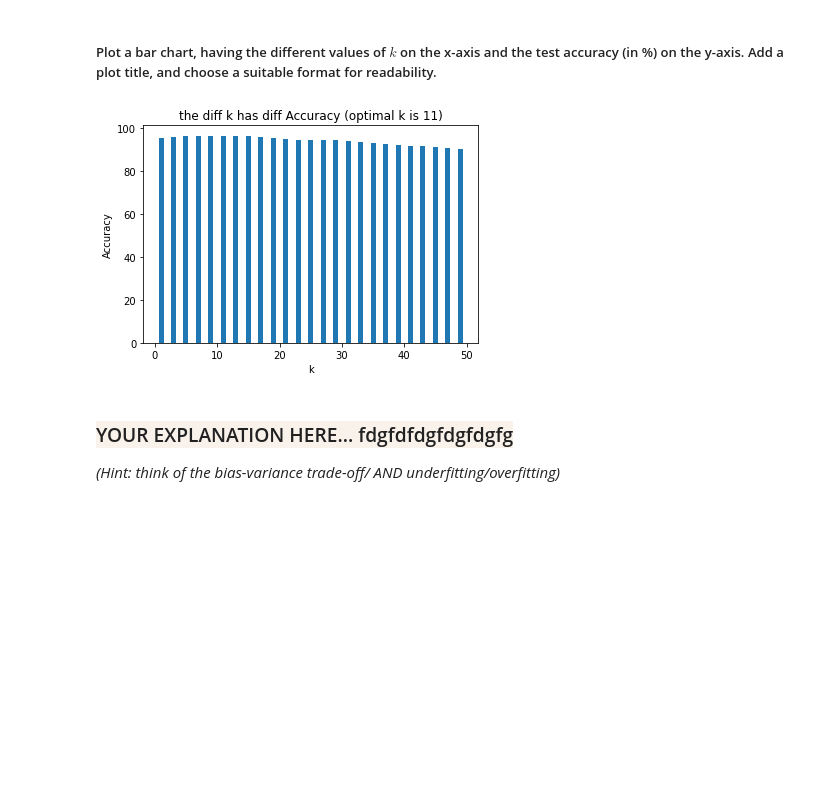
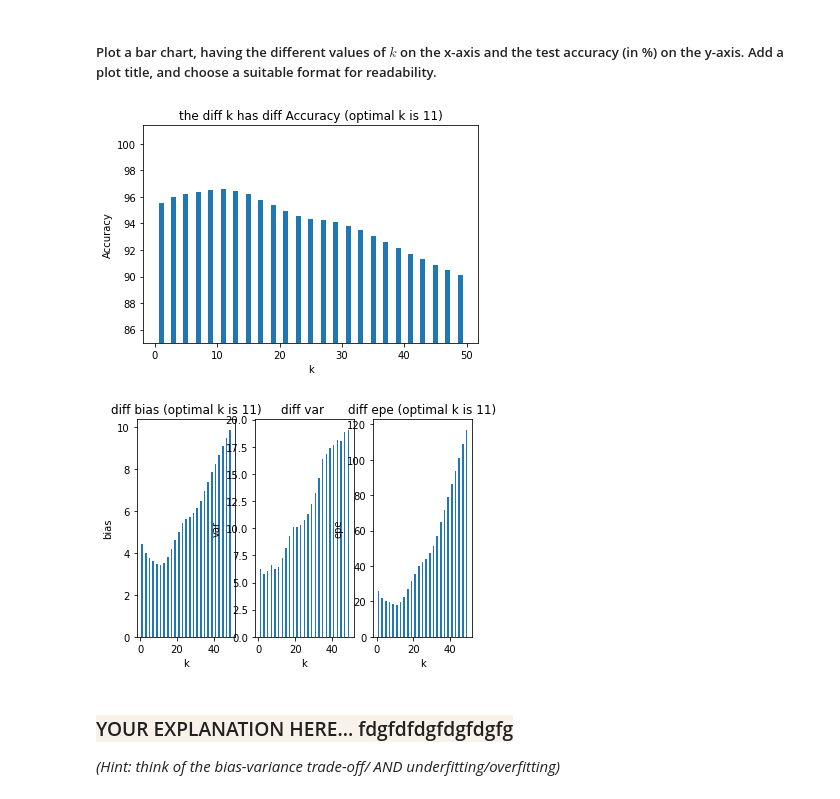
Before and after one commit to yuhehao/CS182_hw, a Jupyter notebook: cs182_hw1/coding/hw1_coding.ipynb, the cells around one changed output. Cells and saved outputs as stored; diff of their text form; code cells hidden in the pictures; blank space fills up the shorter version.

```diff
--- a/cs182_hw1/coding/hw1_coding.ipynb
+++ b/cs182_hw1/coding/hw1_coding.ipynb
@@ -189,19 +203,48 @@ print(dict_k)
 # %% [markdown]
 ##### Plot a bar chart, having the different values of $k$ on the x-axis and the test accuracy (in %) on the y-axis. Add a plot title, and choose a suitable format for readability.
-# %%
-### YOUR CODE HERE - Create a bar plot
-x = []
-y = []
-for i in dict_k:
-    x.append(i)
-    y.append(dict_k[i])
-plt.bar(x,y)
-plt.xlabel("k")
-plt.ylabel("Accuracy")
-plt.title("the diff k has diff Accuracy (optimal k is 11)")
-plt.show()
-# %% [output]
-[figure, removed]
+# %%
+### YOUR CODE HERE - Create a bar plot
+x_k = []
+y_acc = []
+y_bias = []
+y_var = []
+y_epe = []
+for i in dict_k:
+    x_k.append(i)
+    y_acc.append(dict_k[i])
+    y_bias.append(bias[i])
+    y_var.append(var_k[i])
+    y_epe.append(bias[i]**2+var_k[i])
+plt.figure()
+plt.bar(x_k,y_acc)
+plt.xlabel("k")
+plt.ylabel("Accuracy")
+plt.ylim(bottom=85)
+plt.title("the diff k has diff Accuracy (optimal k is 11)")
+plt.show()
+
+plt.figure()
+plt.subplot(1,3,1)
+plt.bar(x_k,y_bias)
+plt.xlabel("k")
+plt.ylabel("bias")
+plt.title("diff bias (optimal k is 11)")
+
+plt.subplot(1,3,2)
+plt.bar(x_k,y_var)
+plt.xlabel("k")
+plt.ylabel("var")
+plt.title("diff var ")
+
+plt.subplot(1,3,3)
+plt.bar(x_k,y_epe)
+plt.xlabel("k")
+plt.ylabel("epe")
+plt.title("diff epe (optimal k is 11)")
+plt.show()
+# %% [output]
+[figure, added]
+[figure, added]
 # %% [markdown]
 ### <span style="background-color: #F9F2EB"> YOUR EXPLANATION HERE... fdgfdfdgfdgfdgfg </span>
 *(Hint: think of the bias-variance trade-off/ AND underfitting/overfitting)*
```
Also changed, not shown: parts of 1 cell of this notebook.
